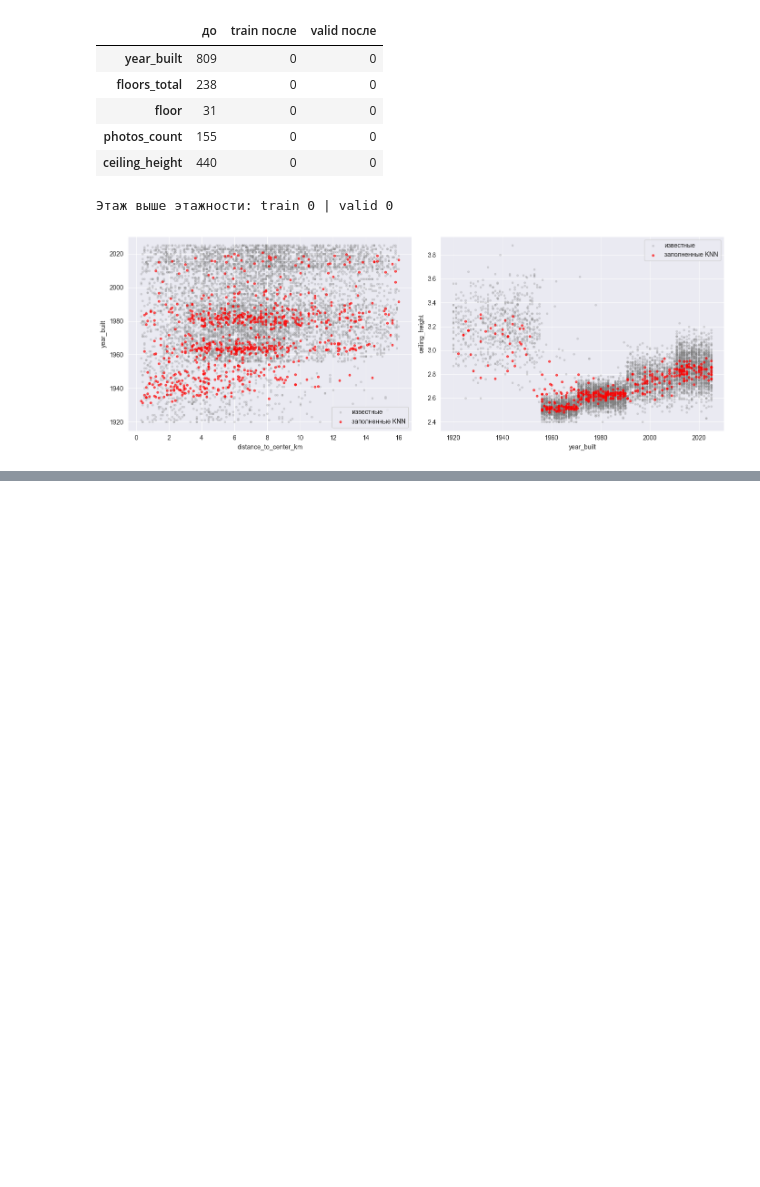
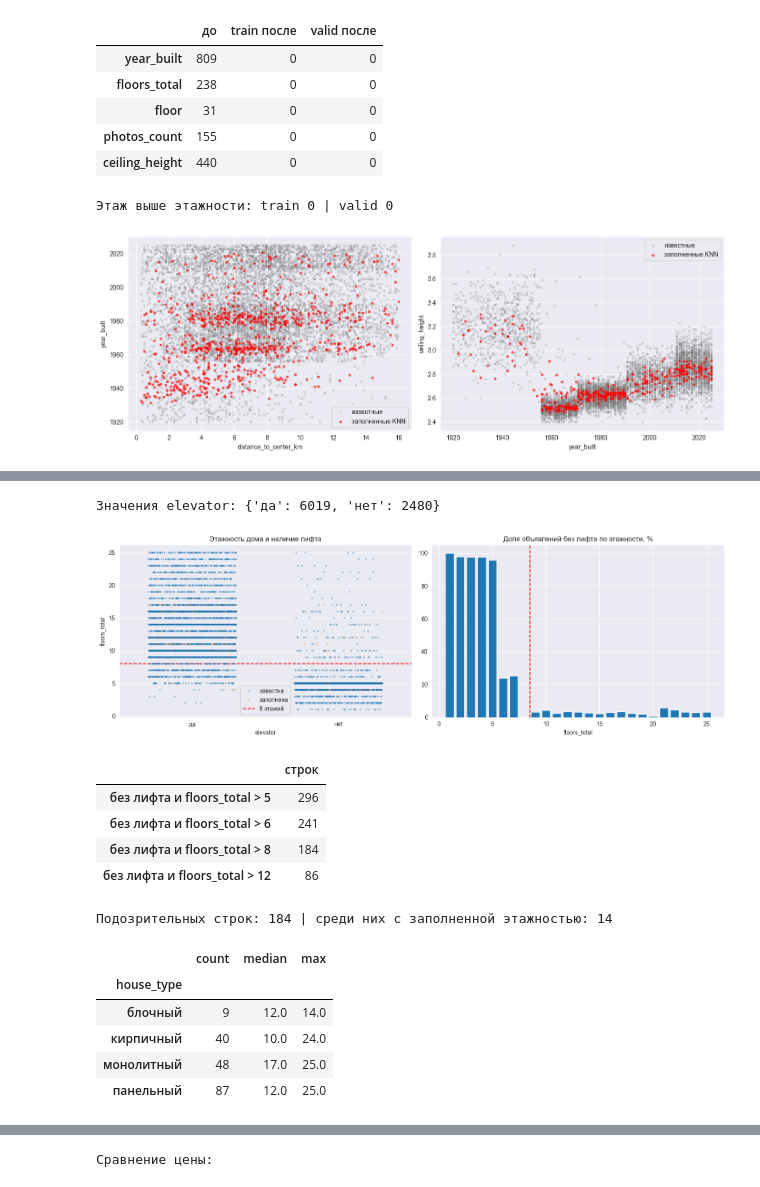
Before and after one commit to 6VolGirl/6VolGirl-Suhodolova_Anna_Lab2, a Jupyter notebook: notebooks/01_preparation.ipynb, the cells around one changed output, grey strips where cells are left out. Cells and saved outputs as stored; diff of their text form; code cells hidden in the pictures; blank space fills up the shorter version.

Commit message:
finish filling in the gaps, check after cleaning for emissions and impossible values

```diff
--- a/notebooks/01_preparation.ipynb
+++ b/notebooks/01_preparation.ipynb
@@ -1396,0 +1550,13 @@ print("Флаги пропусков:", FLAGS)
+# %%
+from modules.preprocessing import UnknownCategoryFiller
+
+CAT_MISSING = [c for c in missing_cols if c in CAT_FEATURES]
+
+# Все категориальные пропуски — отдельное значение «неизвестно»
+final_pipeline = Pipeline([
+    ("numeric", clone(numeric_pipeline)),
+    ("unknown", UnknownCategoryFiller(CAT_MISSING)),
+])
+X_final = final_pipeline.fit_transform(X_train)
+X_valid_final = final_pipeline.transform(X_valid)   # validation только преобразуем
+print("«неизвестно»:", {c: int((X_final[c] == "неизвестно").sum()) for c in CAT_MISSING})
@@ -1396,0 +1568,65 @@ print("Флаги пропусков:", FLAGS)
+# %%
+# Лифт и этажность: дома выше FLOORS_LIMIT этажей без лифта нужно проверить
+NO_LIFT = "нет"      # как в столбце elevator записано отсутствие лифта
+FLOORS_LIMIT = 8     # выше этой этажности без лифта дом считаем подозрительным
+
+check = X_final.assign(rent=y_train, floors_source=X_final["floors_total_missing"].map({0: "известна", 1: "заполнена"}))
+print("Значения elevator:", check["elevator"].value_counts(dropna=False).to_dict())
+suspicious = (check["elevator"] == NO_LIFT) & (check["floors_total"] > FLOORS_LIMIT)
+
+fig, axes = plt.subplots(1, 2, figsize=(15, 5))
+sns.stripplot(data=check, x="elevator", y="floors_total", hue="floors_source", jitter=0.3, size=3, alpha=0.4, ax=axes[0])
+axes[0].axhline(FLOORS_LIMIT, color="red", linestyle="--", label=f"{FLOORS_LIMIT} этажей")
+axes[0].set_title("Этажность дома и наличие лифта")
+axes[0].legend()
+share_no_lift = (check["elevator"] == NO_LIFT).groupby(check["floors_total"]).mean() * 100
+axes[1].bar(share_no_lift.index, share_no_lift.values)
+axes[1].axvline(FLOORS_LIMIT + 0.5, color="red", linestyle="--")
+axes[1].set_title("Доля объявлений без лифта по этажности, %")
+axes[1].set_xlabel("floors_total")
+plt.tight_layout()
+plt.show()
+
+# Сколько точек попало бы в подозрительные при разных порогах
+display(pd.Series({f"без лифта и floors_total > {lim}": int(((check["elevator"] == NO_LIFT) & (check["floors_total"] > lim)).sum()) for lim in (5, 6, FLOORS_LIMIT, 12)}).to_frame("строк"))
+
+# Кто эти подозрительные строки
+print("Подозрительных строк:", int(suspicious.sum()), "| среди них с заполненной этажностью:", int(check.loc[suspicious, "floors_total_missing"].sum()))
+display(check.loc[suspicious].groupby("house_type")["floors_total"].agg(["count", "median", "max"]))
+display(check.loc[suspicious, ["floors_total", "floor", "elevator", "house_type", "year_built", "rent"]].sort_values("floors_total", ascending=False).head(10))
+
+# Сколько из них на 1 или 2 этаже
+mask_high_no_elev = (X_clean["elevator"] == "нет") & (X_clean["floors_total"] > 8)
+mask_low_floor = X_clean.loc[mask_high_no_elev, "floor"].isin([1, 2])
+print(f"Высоких домов без лифта: {mask_high_no_elev.sum()} из них на 1 или 2 этаже: {mask_low_floor.sum()} ({mask_low_floor.mean()*100:.1f}%)")
+
+# Флаг: этажность > 6, нет лифта, и квартира НЕ на 1-2 этаже
+mask_flag = (
+    (X_final["floors_total"] > 6)
+    & (X_final["elevator"] == "нет")
+    & (~X_final["floor"].isin([1, 2]))
+)
+X_final["high_floor_no_lift_flag"] = mask_flag.astype(int)
+
+print(f"Флаг high_floor_no_lift_flag: {mask_flag.sum()} строк ({mask_flag.mean()*100:.2f}% от выборки)")
+print(f"Из них с заполненной искусственно этажностью: {X_final.loc[mask_flag, 'floors_total_missing'].sum()}")
+
+# Медианная цена внутри флага vs остальная выборка
+price_cmp = check.assign(flag=mask_flag).groupby("flag")["rent"].agg(["count", "median", "mean"]).round(0)
+print("\nСравнение цены:")
+display(price_cmp)
+# %% [output]
+Значения elevator: {'да': 6019, 'нет': 2480}
+[figure, added]
+|  | строк |
+| без лифта и floors_total > 5 | 296 |
+| без лифта и floors_total > 6 | 241 |
+| без лифта и floors_total > 8 | 184 |
+| без лифта и floors_total > 12 | 86 |
+Подозрительных строк: 184 | среди них с заполненной этажностью: 14
+|  | count | median | max |
+| house_type |  |  |  |
+| блочный | 9 | 12.0 | 14.0 |
+| кирпичный | 40 | 10.0 | 24.0 |
+| монолитный | 48 | 17.0 | 25.0 |
+| панельный | 87 | 12.0 | 25.0 |
@@ -1396,0 +1668 @@ print("Флаги пропусков:", FLAGS)
+Сравнение цены:
```
Also changed, not shown: parts of 29 cells of this notebook.
